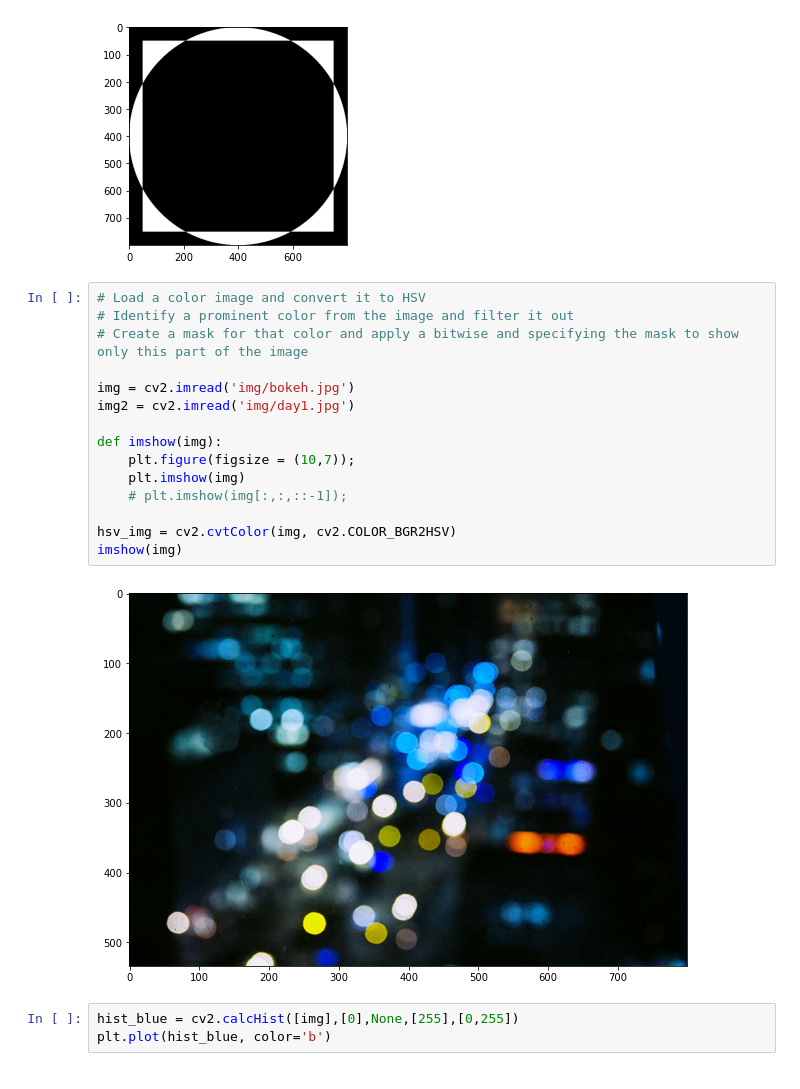
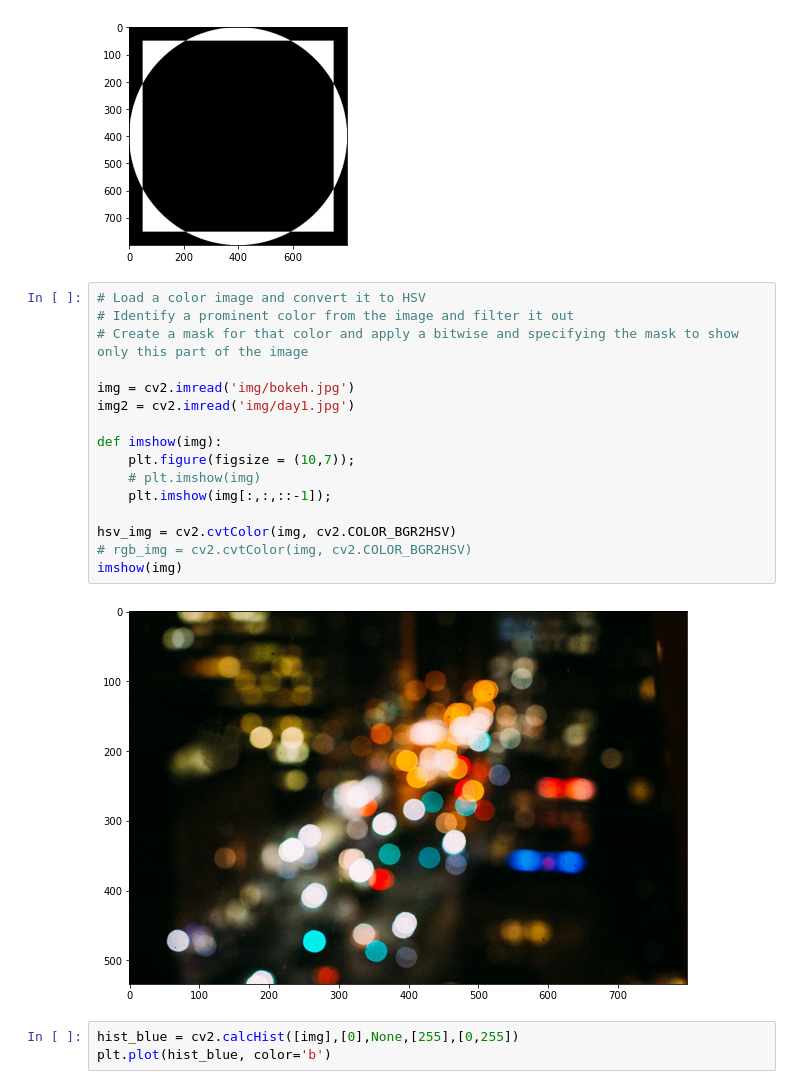
Before and after one commit to fistadev/AISpring21, a Jupyter notebook: M6 - Computer Vision/CV3 - Histograms, transformations and Bitwise ops/Bitwise operators.ipynb, the cells around one changed output. Drawn from its saved outputs; the diff is of its cells as text.

```diff
--- a/M6 - Computer Vision/CV3 - Histograms, transformations and Bitwise ops/Bitwise operators.ipynb
+++ b/M6 - Computer Vision/CV3 - Histograms, transformations and Bitwise ops/Bitwise operators.ipynb
@@ -64,20 +64,21 @@ plt.imshow(blk_xor, cmap='gray')
 # %%
 # Load a color image and convert it to HSV
 # Identify a prominent color from the image and filter it out
 # Create a mask for that color and apply a bitwise and specifying the mask to show only this part of the image
 
 img = cv2.imread('img/bokeh.jpg')
 img2 = cv2.imread('img/day1.jpg')
 
 def imshow(img):
     plt.figure(figsize = (10,7));
-    plt.imshow(img)
-    # plt.imshow(img[:,:,::-1]);
+    # plt.imshow(img)
+    plt.imshow(img[:,:,::-1]);
 
 hsv_img = cv2.cvtColor(img, cv2.COLOR_BGR2HSV)
+# rgb_img = cv2.cvtColor(img, cv2.COLOR_BGR2HSV)
 imshow(img)
 # %% [output]
-[figure, old version]
+[figure, new version]
 # %%
 hist_blue = cv2.calcHist([img],[0],None,[255],[0,255])
 plt.plot(hist_blue, color='b')
```
Also changed, not shown: parts of 6 cells of this notebook, 4 other files.
